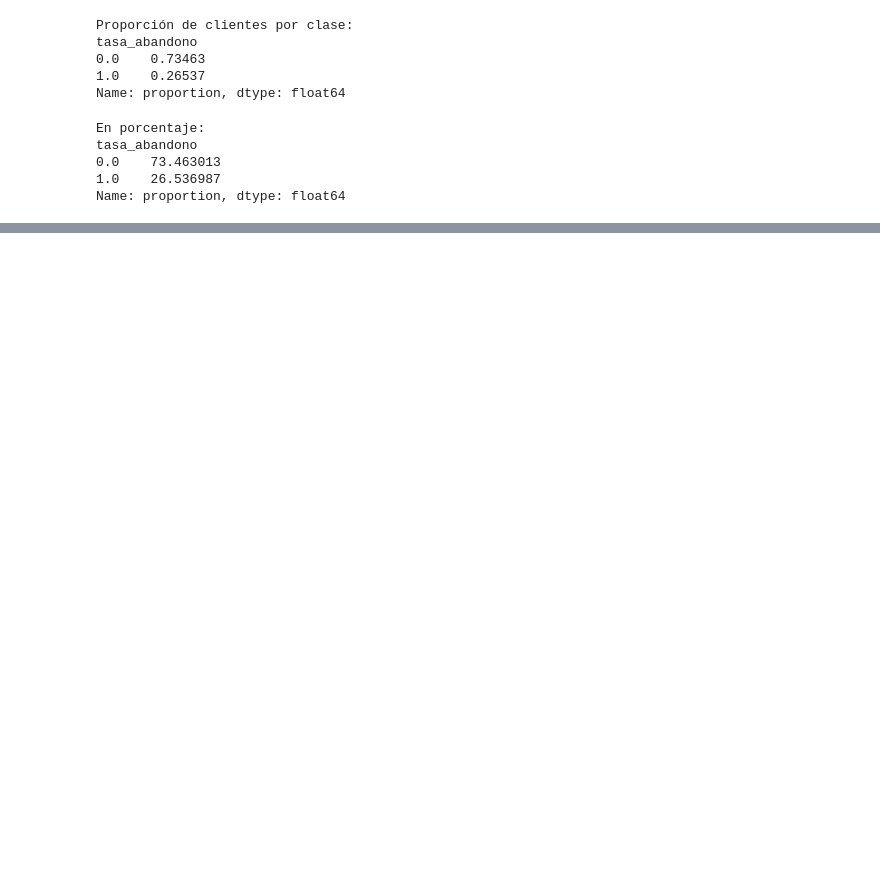
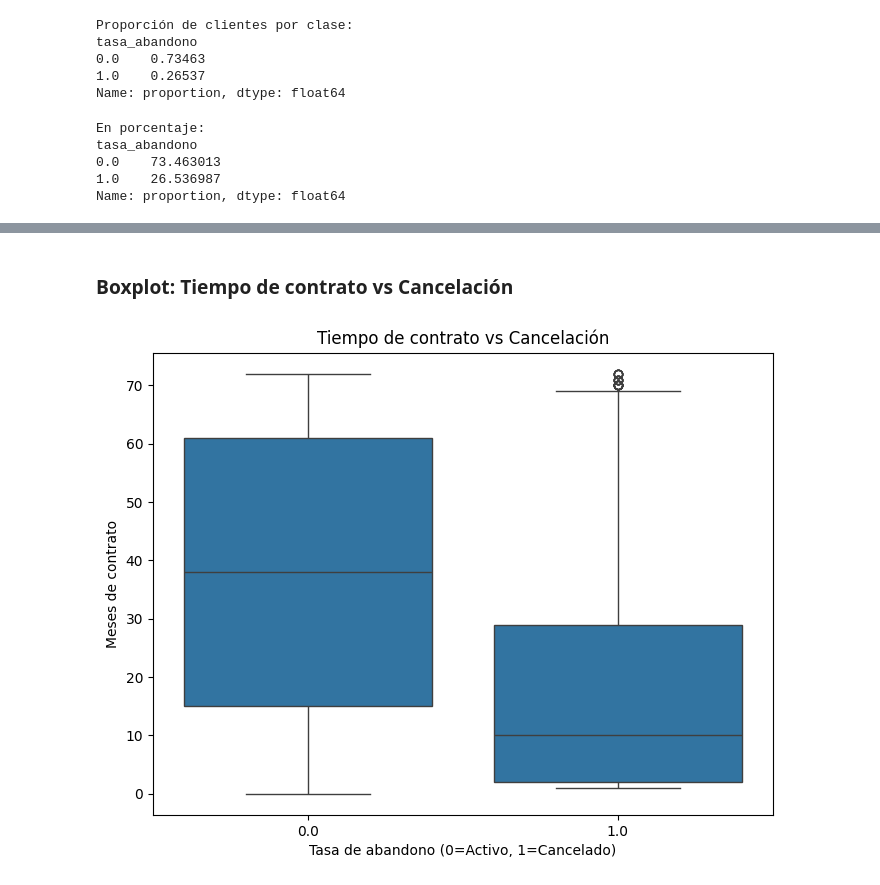
Before and after one commit to REVOLUTTION/TelecomX_parte2, a Jupyter notebook: telecomx_parte2.ipynb, the cells around one changed output, grey strips where cells are left out. Drawn from its saved outputs; the diff is of its cells as text; code cells hidden in the pictures; blank space fills up the shorter version.

```diff
--- a/telecomx_parte2.ipynb
+++ b/telecomx_parte2.ipynb
@@ -129,0 +195,11 @@ Name: proportion, dtype: float64
+# %% [markdown]
+### Boxplot: Tiempo de contrato vs Cancelación
+# %%
+plt.figure(figsize=(8,6))
+sns.boxplot(x="tasa_abandono", y="meses_contrato", data=datos)
+plt.title("Tiempo de contrato vs Cancelación")
+plt.xlabel("Tasa de abandono (0=Activo, 1=Cancelado)")
+plt.ylabel("Meses de contrato")
+plt.show()
+# %% [output]
+[figure, added]
```
Also changed, not shown: parts of 23 cells of this notebook.
